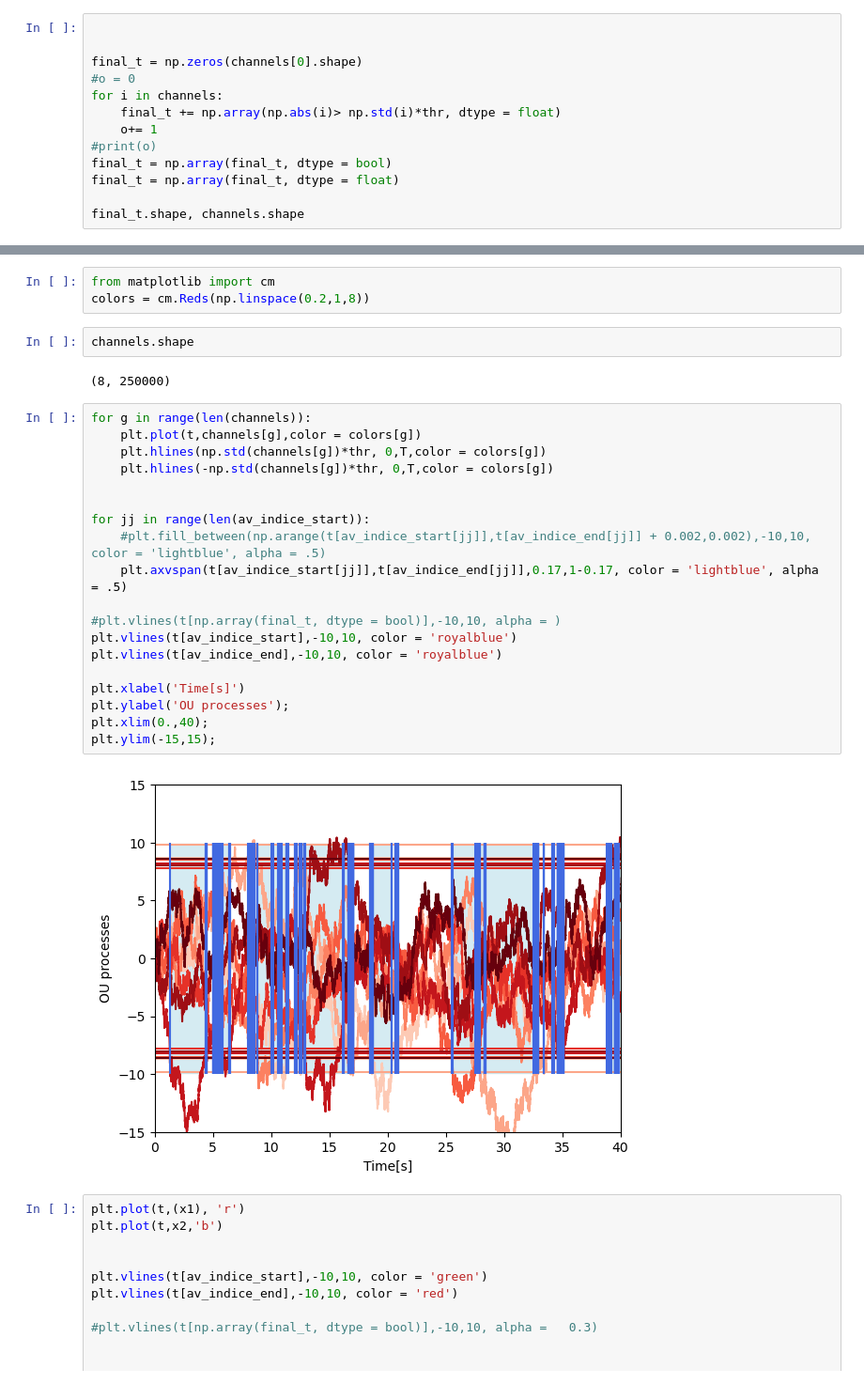
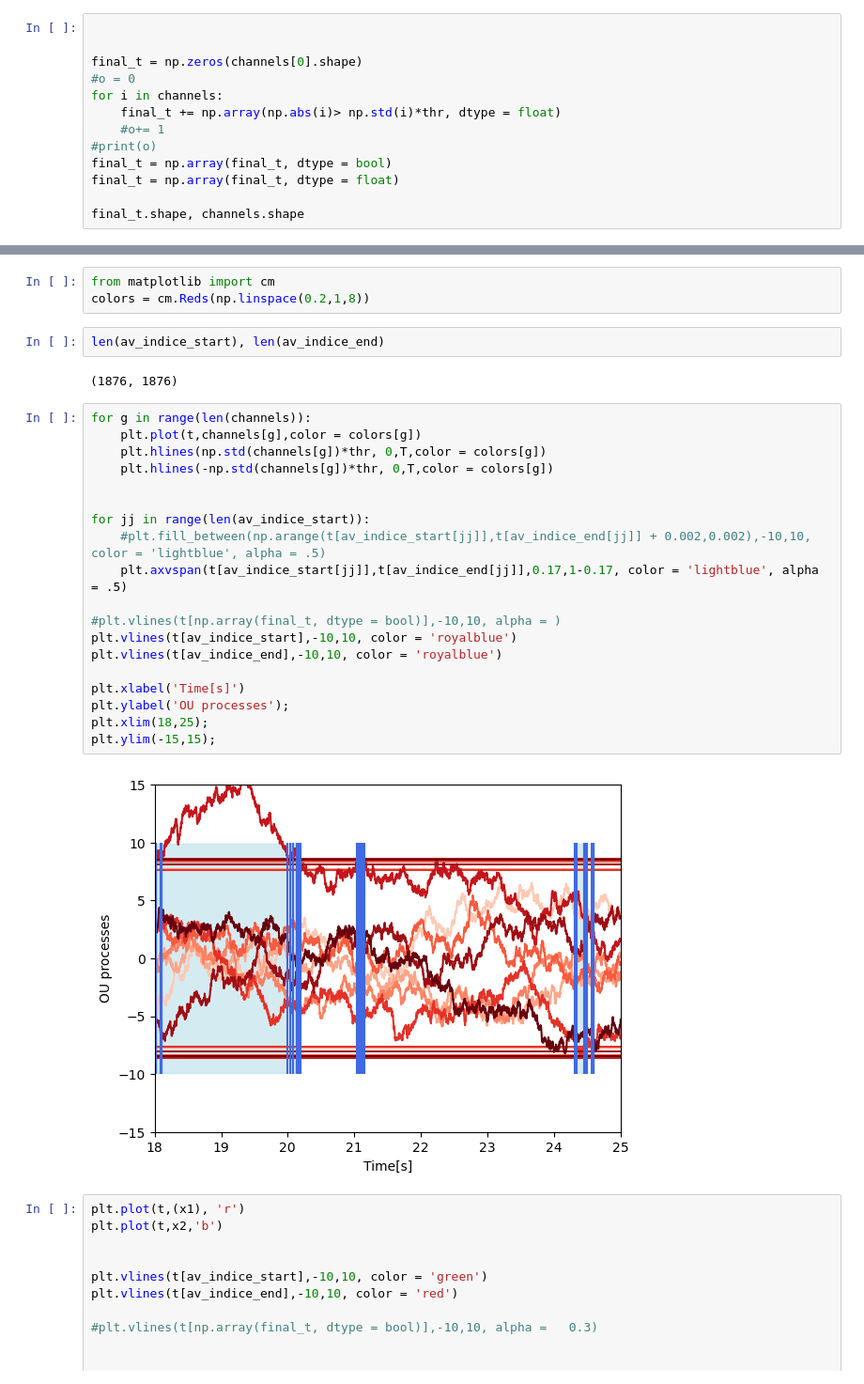
Before and after one commit to benedetta-mariani/EEG-avalanche-analysis, a Jupyter notebook: Avalanche detection for EEG data.ipynb, the cells around one changed output, grey strips where cells are left out. Shown at 94% size. Drawn from its saved outputs; the diff is of its cells as text.

```diff
--- a/Avalanche detection for EEG data.ipynb
+++ b/Avalanche detection for EEG data.ipynb
@@ -76,7 +76,7 @@ final_t = np.zeros(channels[0].shape)
 #o = 0
 for i in channels:
     final_t += np.array(np.abs(i)> np.std(i)*thr, dtype = float)
-    o+= 1
+    #o+= 1
 #print(o)
 final_t = np.array(final_t, dtype = bool)
 final_t = np.array(final_t, dtype = float)
@@ -92,30 +91,30 @@ av_indice_end = np.where((final_t[1:] - final_t[:-1])< 0)[0]### these are the in
 from matplotlib import cm
 colors = cm.Reds(np.linspace(0.2,1,8))
 # %%
-channels.shape
+len(av_indice_start), len(av_indice_end)
 # %% [output]
-(8, 250000)
+(1876, 1876)
 # %%
 for g in range(len(channels)):
     plt.plot(t,channels[g],color = colors[g])
     plt.hlines(np.std(channels[g])*thr, 0,T,color = colors[g])
     plt.hlines(-np.std(channels[g])*thr, 0,T,color = colors[g])
 
 
 for jj in range(len(av_indice_start)):
     #plt.fill_between(np.arange(t[av_indice_start[jj]],t[av_indice_end[jj]] + 0.002,0.002),-10,10, color = 'lightblue', alpha = .5)
     plt.axvspan(t[av_indice_start[jj]],t[av_indice_end[jj]],0.17,1-0.17, color = 'lightblue', alpha = .5)
 
 #plt.vlines(t[np.array(final_t, dtype = bool)],-10,10, alpha = )
 plt.vlines(t[av_indice_start],-10,10, color = 'royalblue')
 plt.vlines(t[av_indice_end],-10,10, color = 'royalblue')
 
 plt.xlabel('Time[s]')
 plt.ylabel('OU processes');
-plt.xlim(0.,40);
+plt.xlim(18,25);
 plt.ylim(-15,15);
 # %% [output]
-[figure, old version]
+[figure, new version]
 # %%
 plt.plot(t,(x1), 'r')
 plt.plot(t,x2,'b')
```
Also changed, not shown: parts of 7 cells of this notebook, 1 other file.
